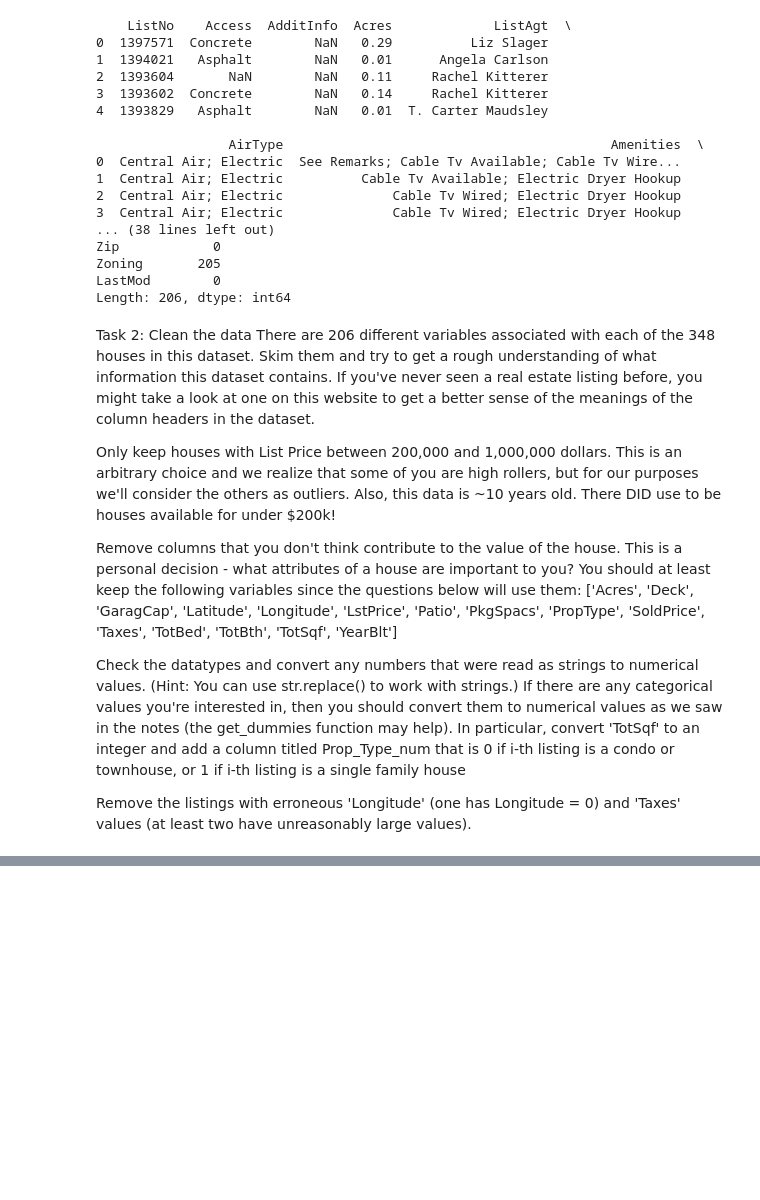
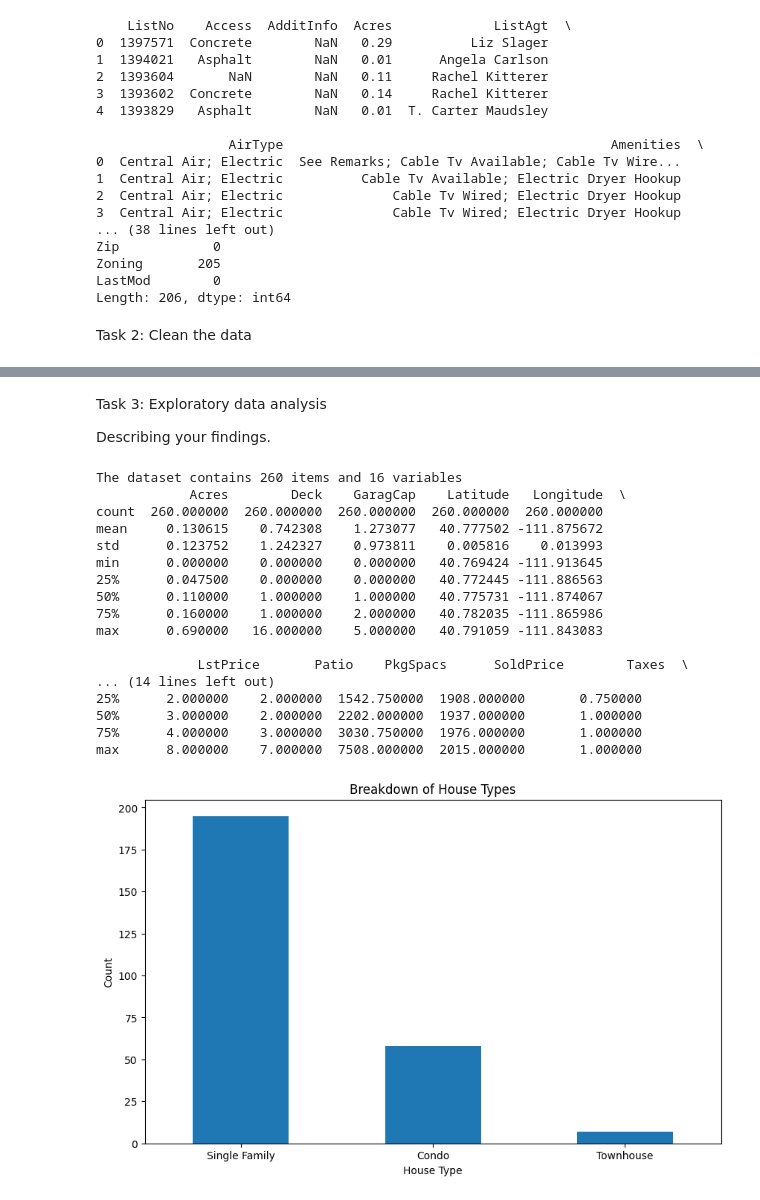
Before and after one commit to BrianErichsen/6017, a Jupyter notebook: HW2/linear_regression.ipynb, the cells around one changed output, grey strips where cells are left out. Cells and saved outputs as stored; diff of their text form; code cells hidden in the pictures; blank space fills up the shorter version.

```diff
--- a/HW2/linear_regression.ipynb
+++ b/HW2/linear_regression.ipynb
@@ -140,17 +121,8 @@ Zip            0
 Zoning       205
 LastMod        0
 Length: 206, dtype: int64
-# %% [markdown]
-Task 2: Clean the data
-There are 206 different variables associated with each of the 348 houses in this dataset. Skim them and try to get a rough understanding of what information this dataset contains. If you've never seen a real estate listing before, you might take a look at one on this website to get a better sense of the meanings of the column headers in the dataset.
-
-Only keep houses with List Price between 200,000 and 1,000,000 dollars. This is an arbitrary choice and we realize that some of you are high rollers, but for our purposes we'll consider the others as outliers. Also, this data is ~10 years old. There DID use to be houses available for under $200k!
-
-Remove columns that you don't think contribute to the value of the house. This is a personal decision - what attributes of a house are important to you? You should at least keep the following variables since the questions below will use them: ['Acres', 'Deck', 'GaragCap', 'Latitude', 'Longitude', 'LstPrice', 'Patio', 'PkgSpacs', 'PropType', 'SoldPrice', 'Taxes', 'TotBed', 'TotBth', 'TotSqf', 'YearBlt']
-
-Check the datatypes and convert any numbers that were read as strings to numerical values. (Hint: You can use str.replace() to work with strings.) If there are any categorical values you're interested in, then you should convert them to numerical values as we saw in the notes (the get_dummies function may help). In particular, convert 'TotSqf' to an integer and add a column titled Prop_Type_num that is 0 if i-th listing is a condo or townhouse, or 1 if i-th listing is a single family house
-
-Remove the listings with erroneous 'Longitude' (one has Longitude = 0) and 'Taxes' values (at least two have unreasonably large values).
+# %% [markdown]
+Task 2: Clean the data
 # %%
 # Filter listing by price between 200,000 and 1 M
 
@@ -187,3 +159,47 @@ display(realEstate.head())
 | 2 | 0.11 | 0 | 0 | 40.773972 | -111.867470 | 390000 | 1 | 0 | Single Family | 390000 | ... |
 | 3 | 0.14 | 0 | 1 | 40.783009 | -111.872100 | 445000 | 1 | 3 | Single Family | 443000 | ... |
 | 5 | 0.01 | 0 | 2 | 40.771693 | -111.886951 | 339000 | 0 | 2 | Condo | 334000 | ... |
+# %% [markdown]
+Task 3: Exploratory data analysis
+
+Describing your findings.
+# %%
+import matplotlib.pyplot as plt
+import seaborn as sns
+
+# Data description
+num_items = realEstate.shape[0]
+num_variables = realEstate.shape[1]
+print(f'The dataset contains {num_items} items and {num_variables} variables')
+
+# Check if values are reasonable
+print(realEstate.describe())
+
+# Bar chart for the breakdown of house types
+house_type_count = realEstate['PropType'].value_counts()
+plt.figure(figsize=(10, 6))
+house_type_count.plot(kind='bar')
+plt.title('Breakdown of House Types')
+plt.xlabel('House Type')
+plt.ylabel('Count')
+plt.xticks(rotation =0)
+plt.show()
+# %% [output]
+The dataset contains 260 items and 16 variables
+            Acres        Deck    GaragCap    Latitude   Longitude  \
+count  260.000000  260.000000  260.000000  260.000000  260.000000
+mean     0.130615    0.742308    1.273077   40.777502 -111.875672
+std      0.123752    1.242327    0.973811    0.005816    0.013993
+min      0.000000    0.000000    0.000000   40.769424 -111.913645
+25%      0.047500    0.000000    0.000000   40.772445 -111.886563
+50%      0.110000    1.000000    1.000000   40.775731 -111.874067
+75%      0.160000    1.000000    2.000000   40.782035 -111.865986
+max      0.690000   16.000000    5.000000   40.791059 -111.843083
+
+             LstPrice       Patio    PkgSpacs      SoldPrice        Taxes  \
+... (14 lines left out)
+25%      2.000000    2.000000  1542.750000  1908.000000       0.750000
+50%      3.000000    2.000000  2202.000000  1937.000000       1.000000
+75%      4.000000    3.000000  3030.750000  1976.000000       1.000000
+max      8.000000    7.000000  7508.000000  2015.000000       1.000000
+[figure, added]
```
Also changed, not shown: parts of 12 cells of this notebook, 1 other file.
